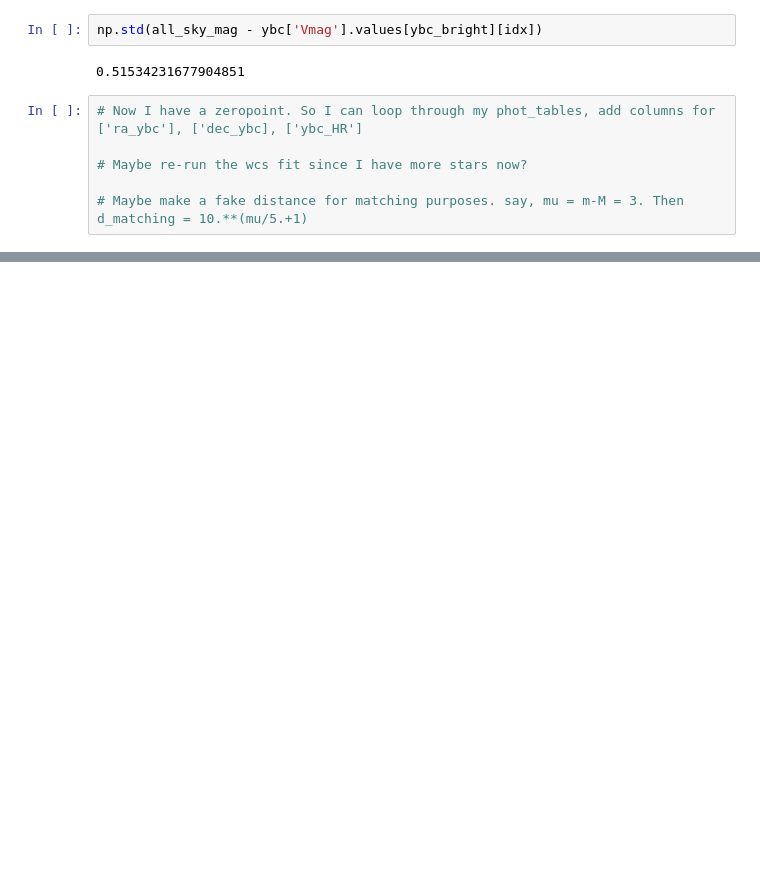
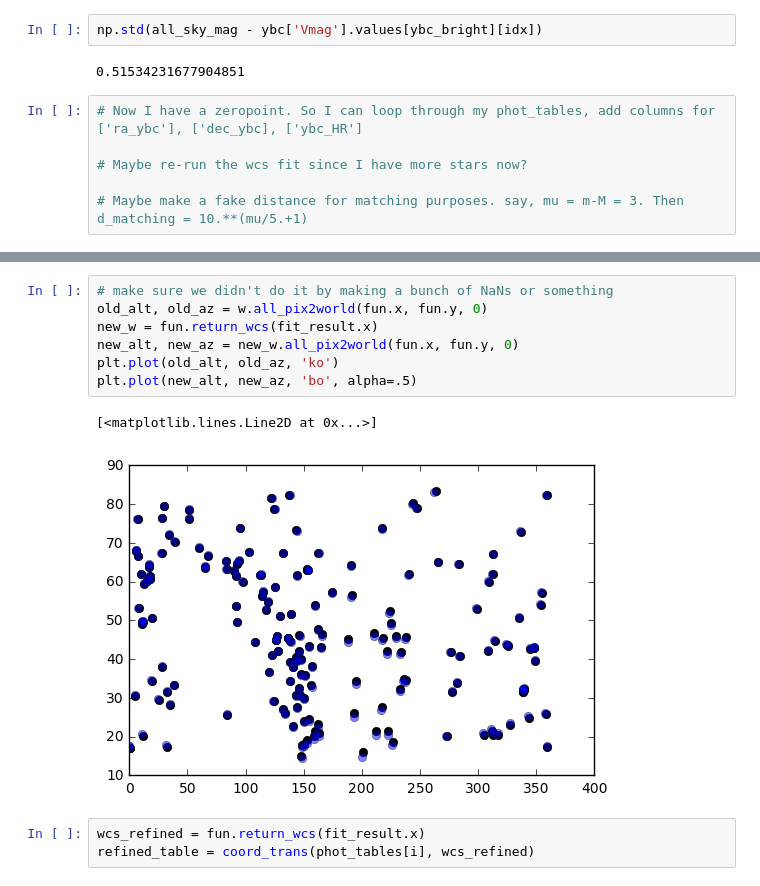
Before and after one commit to lsst/all_sky_phot, a Jupyter notebook: data/viz_night_cat_match.ipynb, the cells around one changed output, grey strips where cells are left out. Saved outputs shown, nothing was run; the diff lists cells and outputs as text; blank space fills up the shorter version.

```diff
--- a/data/viz_night_cat_match.ipynb
+++ b/data/viz_night_cat_match.ipynb
@@ -263,0 +263,13 @@ nan
+# %%
+# make sure we didn't do it by making a bunch of NaNs or something
+old_alt, old_az = w.all_pix2world(fun.x, fun.y, 0)
+new_w = fun.return_wcs(fit_result.x)
+new_alt, new_az = new_w.all_pix2world(fun.x, fun.y, 0)
+plt.plot(old_alt, old_az, 'ko')
+plt.plot(new_alt, new_az, 'bo', alpha=.5)
+# %% [output]
+[<matplotlib.lines.Line2D at 0x...>]
+[figure, added]
+# %%
+wcs_refined = fun.return_wcs(fit_result.x)
+refined_table = coord_trans(phot_tables[i], wcs_refined)
```
Also changed, not shown: parts of 23 cells of this notebook, 1 other file.
